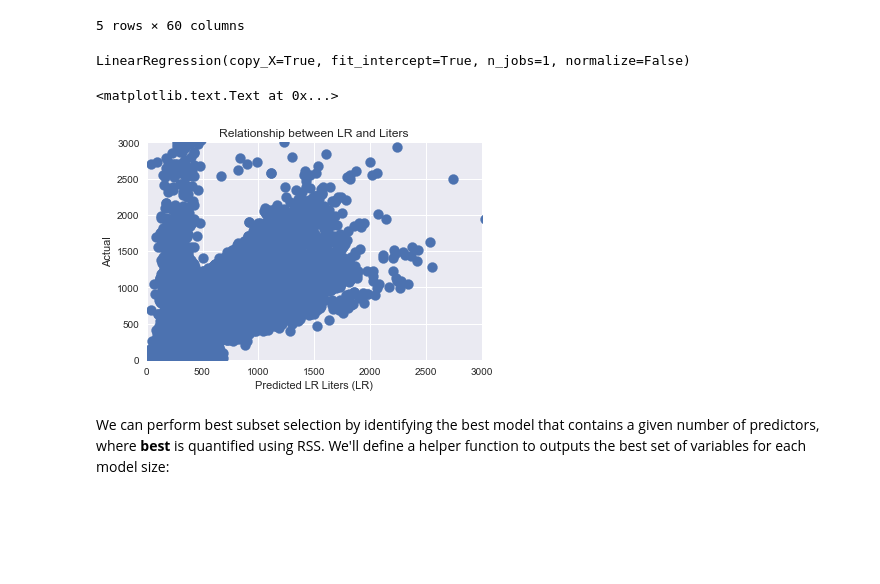
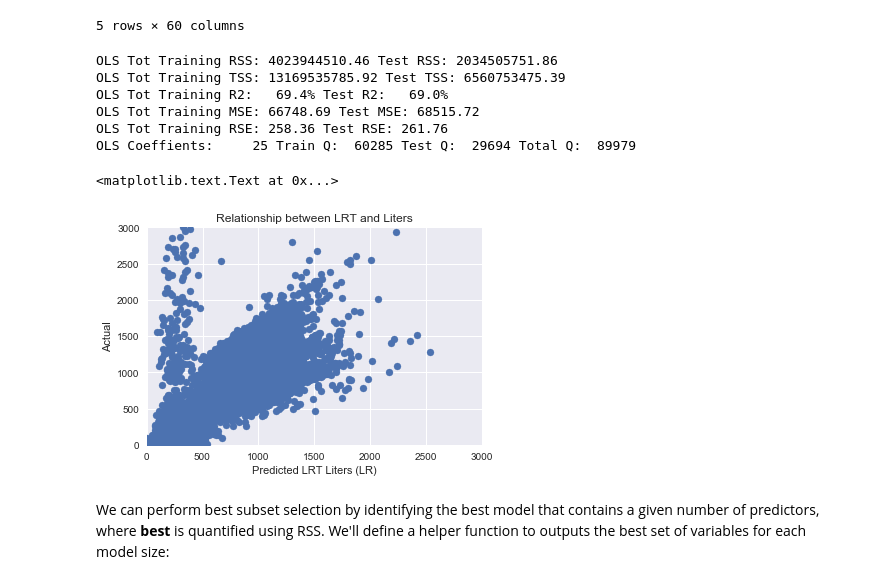
Before and after one commit to casanchezvalle/rail-fuel-efficiency, a Jupyter notebook: Fuel_Baseline_ML.ipynb, the cells around one changed output. Cells and saved outputs as stored; diff of their text form; code cells hidden in the pictures; blank space fills up the shorter version.

```diff
--- a/Fuel_Baseline_ML.ipynb
+++ b/Fuel_Baseline_ML.ipynb
@@ -126,12 +129,10 @@ X_train, X_test, Y_train, Y_test = sklearn.model_selection.train_test_split(
 # %%
 # This creates a LinearRegression object with all the variables
 lm = LinearRegression()
-lm.fit(X_train, Y_train)
+regr = lm.fit(X_train, Y_train)
 
 # print coefficients
 #list(zip(feature_cols, lm.coef_))
-# %% [output]
-LinearRegression(copy_X=True, fit_intercept=True, n_jobs=1, normalize=False)
 # %%
 # Import regression modules
 # ols - stands for Ordinary least squares
@@ -143,15 +144,51 @@ m = ols('Liters ~ GTK_9 + Hours + Kilometers + IsUnit + Tract + SD_2 + SD_3 + SD
 #print (m.summary())
+# %%
+D_T = len(feature_cols)
+Y_pred_train = regr.predict(X_train[list(feature_cols)])
+# We calculate the RSS with respect to the training data
+RSS_TRAIN_T = ((Y_pred_train - Y_train) ** 2).sum()
+TSS_TRAIN_T = ((Y_train - Y_train.mean()) ** 2).sum()
+N_TRAIN_T = len(X_train)
+RSE_TRAIN_T = ((RSS_TRAIN_T/(N_TRAIN_T-2)) ** 0.5)
+# We calculate the RSS with respect to the test data
+Y_pred_test = regr.predict(X_test[list(feature_cols)])
+RSS_TEST_T = ((Y_pred_test - Y_test) ** 2).sum()
+TSS_TEST_T = ((Y_test - Y_test.mean()) ** 2).sum()
+N_TEST_T = len(X_test)
+RSE_TEST_T = ((RSS_TEST_T/(N_TEST_T-2)) ** 0.5)
+
+MSE_TRAIN_T = mean_squared_error(Y_train, (Y_pred_train))
+MSE_TEST_T = mean_squared_error(Y_test, (Y_pred_test))
+
+R2s_TRAIN_T = r2_score(Y_train, (Y_pred_train))
+R2s_TEST_T = r2_score(Y_test, (Y_pred_test))
+
+print("OLS Tot Training RSS: {0:6.2f} Test RSS: {1:6.2f}".format (RSS_TRAIN_T, RSS_TEST_T))
+print("OLS Tot Training TSS: {0:6.2f} Test TSS: {1:6.2f}".format (TSS_TRAIN_T, TSS_TEST_T))
+print("OLS Tot Training R2: {0:6.1f}% Test R2: {1:6.1f}%".format ((R2s_TRAIN_T*100), (R2s_TEST_T*100)))
+print("OLS Tot Training MSE: {0:6.2f} Test MSE: {1:6.2f}".format (MSE_TRAIN_T, MSE_TEST_T))
+print("OLS Tot Training RSE: {0:6.2f} Test RSE: {1:6.2f}".format (RSE_TRAIN_T, RSE_TEST_T))
+print("OLS Coeffients: {0:6d} Train Q: {1:6d} Test Q: {2:6d} Total Q: {3:6d}".format (D_T,N_TRAIN_T,N_TEST_T,N_TRAIN_T+N_TEST_T))
+
+Y_pred_tot_regr = regr.predict(X[feature_cols])
+# %% [output]
+OLS Tot Training RSS: 4023944510.46 Test RSS: 2034505751.86
+OLS Tot Training TSS: 13169535785.92 Test TSS: 6560753475.39
+OLS Tot Training R2:   69.4% Test R2:   69.0%
+OLS Tot Training MSE: 66748.69 Test MSE: 68515.72
+OLS Tot Training RSE: 258.36 Test RSE: 261.76
+OLS Coeffients:     25 Train Q:  60285 Test Q:  29694 Total Q:  89979
 # %%
 # Is the relationship linear
-plt.scatter(m.fittedvalues, f.Liters)
+plt.scatter(Y_pred_test, Y_test)
 plt.xlim( 0, 3000 )
 plt.ylim( 0, 3000 )
-plt.xlabel("Predicted LR Liters (LR)")
+plt.xlabel("Predicted LRT Liters (LR)")
 plt.ylabel("Actual")
-plt.title("Relationship between LR and Liters")
+plt.title("Relationship between LRT and Liters")
 # %% [output]
 <matplotlib.text.Text at 0x...>
-[figure, old version]
+[figure, new version]
 # %% [markdown]
 We can perform best subset selection by identifying the best model that contains a given number of predictors, where **best** is quantified using RSS. We'll define a helper function to outputs the best set of variables for
 each model size:
```
Also changed, not shown: parts of 93 cells of this notebook, 2 other files.
